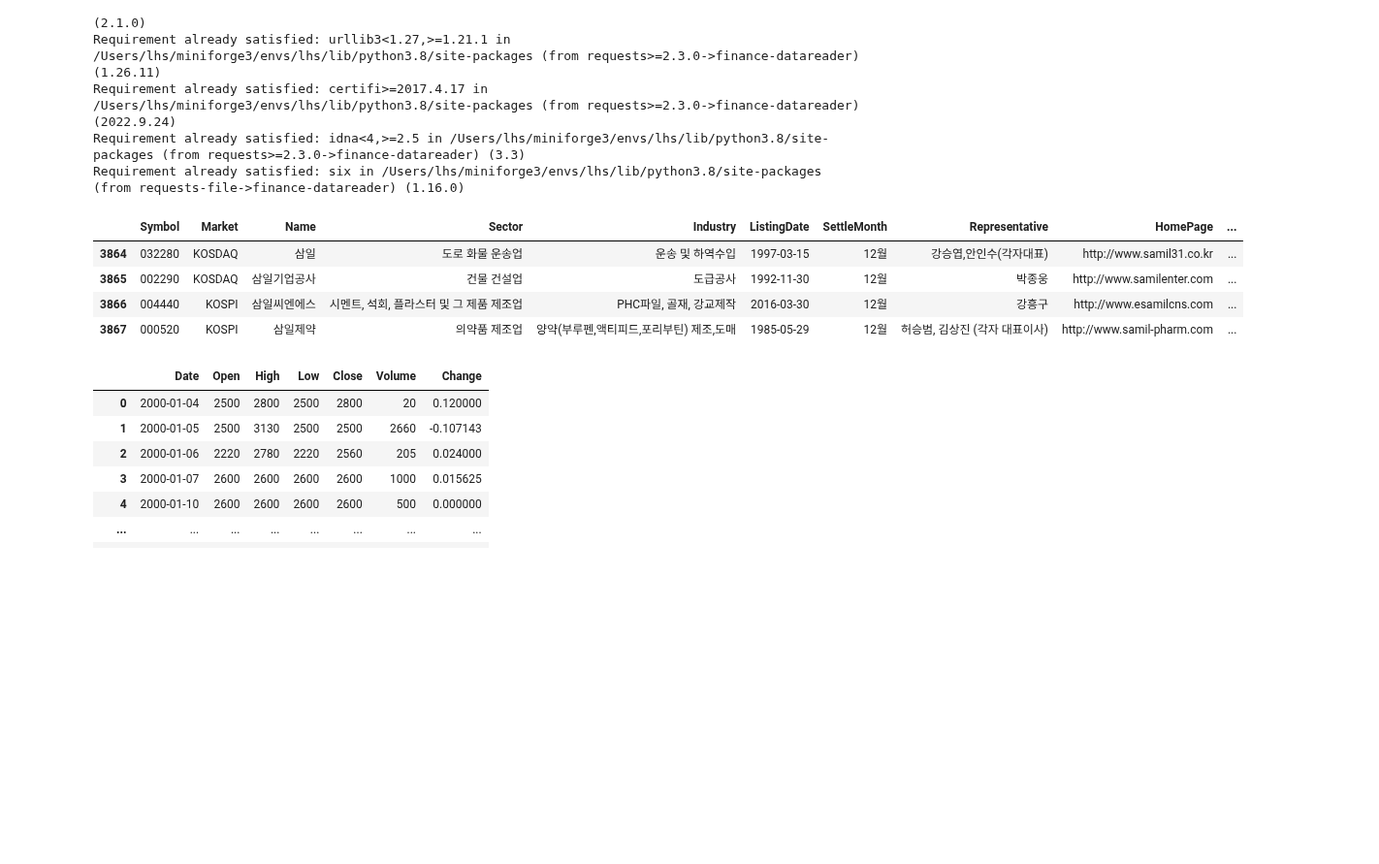
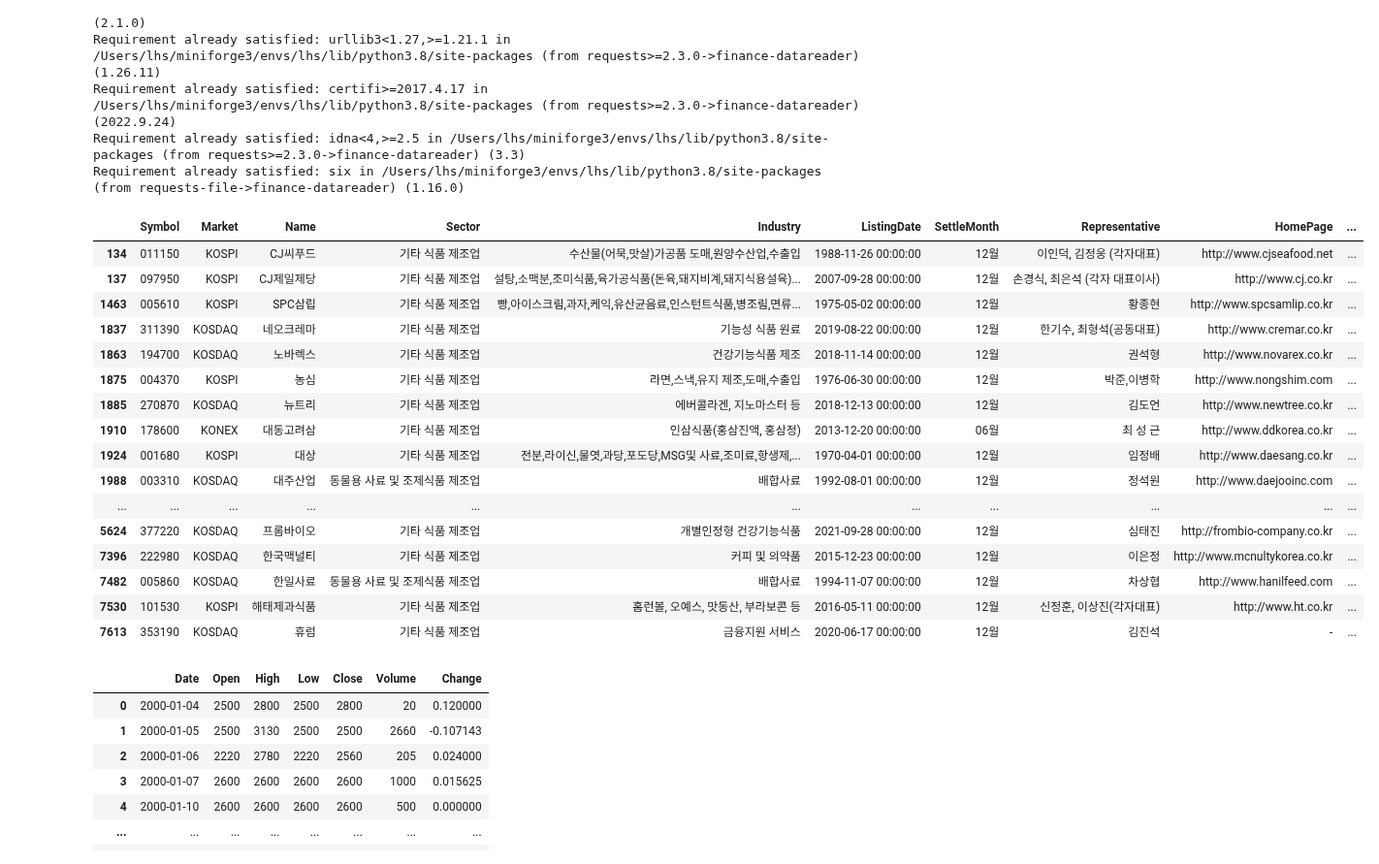
Before and after one commit to lhshs/2022_YDS2, a Jupyter notebook: EDA/lhs/Problem_definition_Verification_Samil.ipynb, the cells around one changed output. Shown at 97% size. Saved outputs shown, nothing was run; the diff lists cells and outputs as text; code cells hidden in the pictures; blank space fills up the shorter version.

```diff
--- a/EDA/lhs/Problem_definition_Verification_Samil.ipynb
+++ b/EDA/lhs/Problem_definition_Verification_Samil.ipynb
@@ -31,14 +31,28 @@ from datetime import datetime
 from sklearn.preprocessing import MinMaxScaler
 # %%
 df_krx = fdr.StockListing('KRX')
+# %%
+df_krx = df_krx.fillna('-')
 # %%
-df_krx[df_krx['Name'].str.contains('삼일')]
+df_krx[df_krx['Sector'].str.contains('식품')]
 # %% [output]
 |  | Symbol | Market | Name | Sector | Industry | ListingDate | SettleMonth | Representative | HomePage | ... |
-| 3864 | 032280 | KOSDAQ | 삼일 | 도로 화물 운송업 | 운송 및 하역수입 | 1997-03-15 | 12월 | 강승엽,안인수(각자대표) | http://www.samil31.co.kr | ... |
-| 3865 | 002290 | KOSDAQ | 삼일기업공사 | 건물 건설업 | 도급공사 | 1992-11-30 | 12월 | 박종웅 | http://www.samilenter.com | ... |
-| 3866 | 004440 | KOSPI | 삼일씨엔에스 | 시멘트, 석회, 플라스터 및 그 제품 제조업 | PHC파일, 골재, 강교제작 | 2016-03-30 | 12월 | 강흥구 | http://www.esamilcns.com | ... |
-| 3867 | 000520 | KOSPI | 삼일제약 | 의약품 제조업 | 양약(부루펜,액티피드,포리부틴) 제조,도매 | 1985-05-29 | 12월 | 허승범, 김상진 (각자 대표이사) | http://www.samil-pharm.com | ... |
+| 134 | 011150 | KOSPI | CJ씨푸드 | 기타 식품 제조업 | 수산물(어묵,맛살)가공품 도매,원양수산업,수출입 | 1988-11-26 00:00:00 | 12월 | 이인덕, 김정웅 (각자대표) | http://www.cjseafood.net | ... |
+| 137 | 097950 | KOSPI | CJ제일제당 | 기타 식품 제조업 | 설탕,소맥분,조미식품,육가공식품(돈육,돼지비계,돼지식용설육)... | 2007-09-28 00:00:00 | 12월 | 손경식, 최은석 (각자 대표이사) | http://www.cj.co.kr | ... |
+| 1463 | 005610 | KOSPI | SPC삼립 | 기타 식품 제조업 | 빵,아이스크림,과자,케익,유산균음료,인스턴트식품,병조림,면류... | 1975-05-02 00:00:00 | 12월 | 황종현 | http://www.spcsamlip.co.kr | ... |
+| 1837 | 311390 | KOSDAQ | 네오크레마 | 기타 식품 제조업 | 기능성 식품 원료 | 2019-08-22 00:00:00 | 12월 | 한기수, 최형석(공동대표) | http://www.cremar.co.kr | ... |
+| 1863 | 194700 | KOSDAQ | 노바렉스 | 기타 식품 제조업 | 건강기능식품 제조 | 2018-11-14 00:00:00 | 12월 | 권석형 | http://www.novarex.co.kr | ... |
+| 1875 | 004370 | KOSPI | 농심 | 기타 식품 제조업 | 라면,스낵,유지 제조,도매,수출입 | 1976-06-30 00:00:00 | 12월 | 박준,이병학 | http://www.nongshim.com | ... |
+| 1885 | 270870 | KOSDAQ | 뉴트리 | 기타 식품 제조업 | 에버콜라겐, 지노마스터 등 | 2018-12-13 00:00:00 | 12월 | 김도언 | http://www.newtree.co.kr | ... |
+| 1910 | 178600 | KONEX | 대동고려삼 | 기타 식품 제조업 | 인삼식품(홍삼진액, 홍삼정) | 2013-12-20 00:00:00 | 06월 | 최 성 근 | http://www.ddkorea.co.kr | ... |
+| 1924 | 001680 | KOSPI | 대상 | 기타 식품 제조업 | 전분,라이신,물엿,과당,포도당,MSG및 사료,조미료,항생제,... | 1970-04-01 00:00:00 | 12월 | 임정배 | http://www.daesang.co.kr | ... |
+| 1988 | 003310 | KOSDAQ | 대주산업 | 동물용 사료 및 조제식품 제조업 | 배합사료 | 1992-08-01 00:00:00 | 12월 | 정석원 | http://www.daejooinc.com | ... |
+| ... | ... | ... | ... | ... | ... | ... | ... | ... | ... | ... |
+| 5624 | 377220 | KOSDAQ | 프롬바이오 | 기타 식품 제조업 | 개별인정형 건강기능식품 | 2021-09-28 00:00:00 | 12월 | 심태진 | http://frombio-company.co.kr | ... |
+| 7396 | 222980 | KOSDAQ | 한국맥널티 | 기타 식품 제조업 | 커피 및 의약품 | 2015-12-23 00:00:00 | 12월 | 이은정 | http://www.mcnultykorea.co.kr | ... |
+| 7482 | 005860 | KOSDAQ | 한일사료 | 동물용 사료 및 조제식품 제조업 | 배합사료 | 1994-11-07 00:00:00 | 12월 | 차상협 | http://www.hanilfeed.com | ... |
+| 7530 | 101530 | KOSPI | 해태제과식품 | 기타 식품 제조업 | 홈런볼, 오예스, 맛동산, 부라보콘 등 | 2016-05-11 00:00:00 | 12월 | 신정훈, 이상진(각자대표) | http://www.ht.co.kr | ... |
+| 7613 | 353190 | KOSDAQ | 휴럼 | 기타 식품 제조업 | 금융지원 서비스 | 2020-06-17 00:00:00 | 12월 | 김진석 | - | ... |
 # %%
 samil = fdr.DataReader(symbol='032280', start='2000-01-01')
 samil = samil.reset_index()
```
Also changed, not shown: 3 other files.
